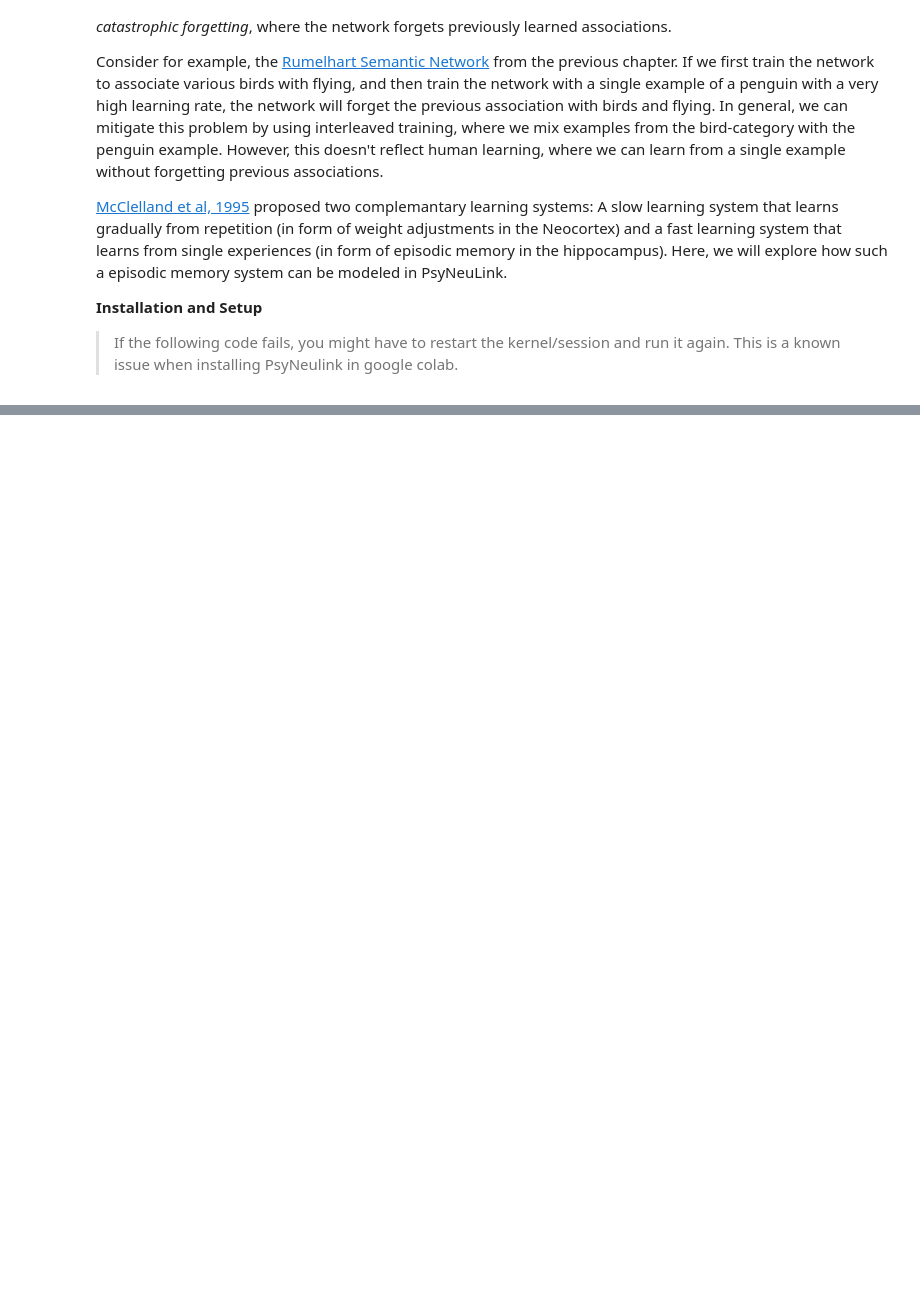
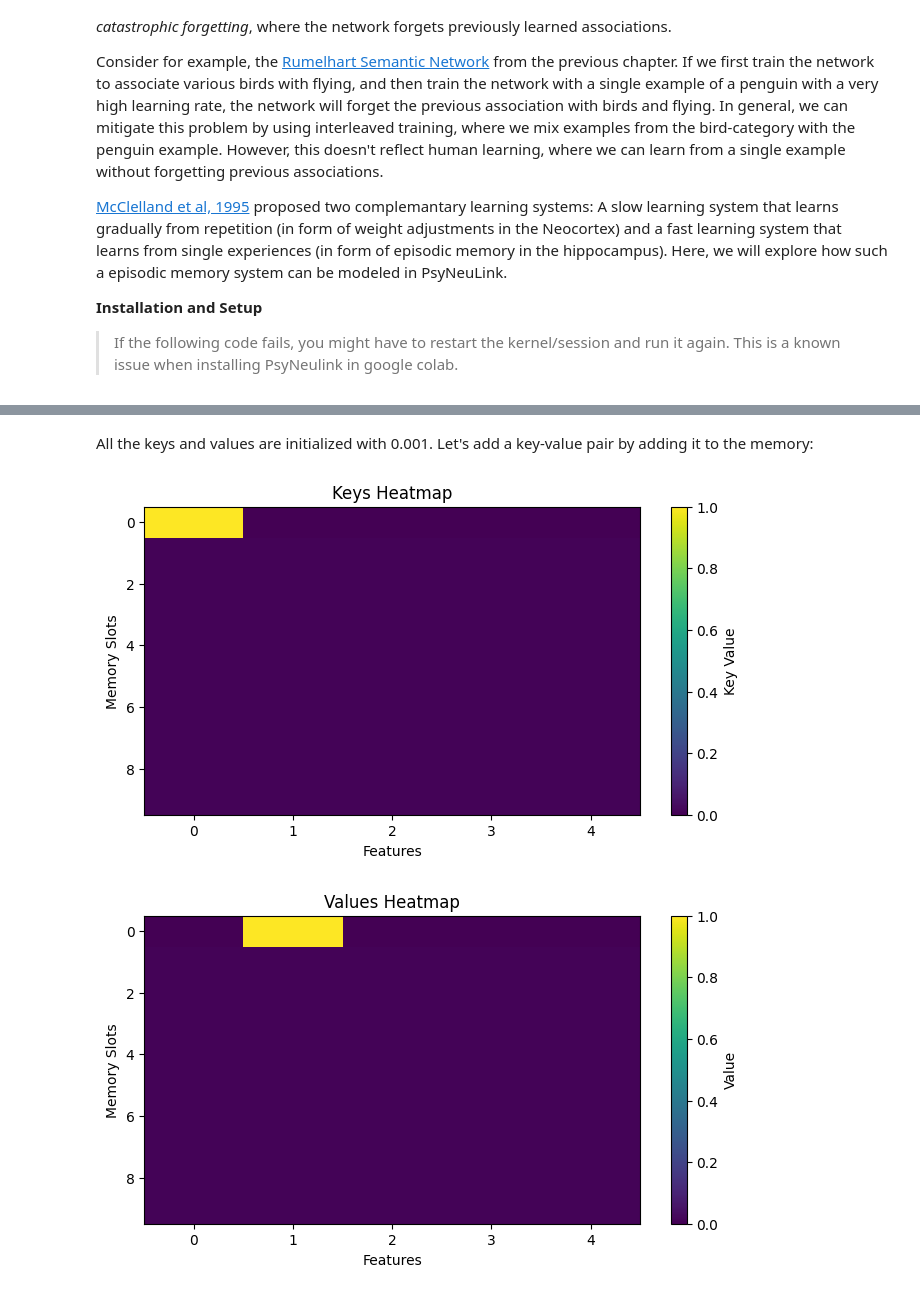
Before and after one commit to PrincetonUniversity/NEU-PSY-502, a Jupyter notebook: website/content/502B/Computation/Episodic Memory/notebooks/1 Episodic Memory.ipynb, the cells around one changed output, grey strips where cells are left out. Saved outputs shown, nothing was run; the diff lists cells and outputs as text; code cells hidden in the pictures; blank space fills up the shorter version.

```diff
--- a/website/content/502B/Computation/Episodic Memory/notebooks/1 Episodic Memory.ipynb
+++ b/website/content/502B/Computation/Episodic Memory/notebooks/1 Episodic Memory.ipynb
@@ -16,0 +169,8 @@ import psyneulink as pnl
+# %% [markdown]
+All the keys and values are initialized with 0.001. Let's add a key-value pair by adding it to the memory:
+# %%
+em.write(torch.tensor([1, 0, 0, 0, 0], dtype=torch.float), torch.tensor([0, 1, 0, 0, 0], dtype=torch.float))
+plot(em)
+# %% [output]
+[figure, added]
+[figure, added]
```
Also changed, not shown: parts of 34 cells of this notebook.
